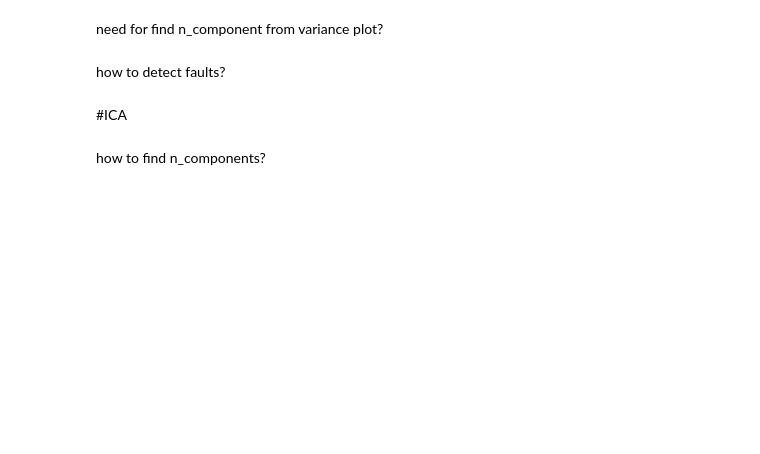
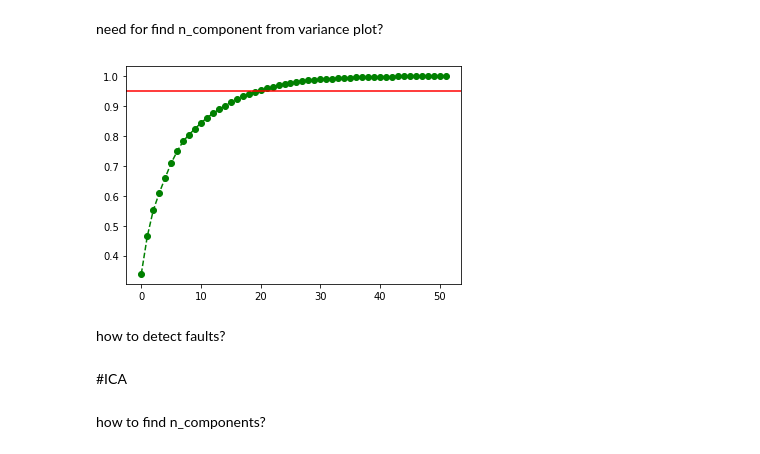
Before and after one commit to forouzanfallah/Fault-Tolerant-Control-Systems-TA-Class-Material, a Jupyter notebook: Homework_1.ipynb, the cells around one changed output. Saved outputs shown, nothing was run; the diff lists cells and outputs as text; code cells hidden in the pictures; blank space fills up the shorter version.

```diff
--- a/Homework_1.ipynb
+++ b/Homework_1.ipynb
@@ -88,5 +190,3 @@ n_components = #choose the number of n-components for PCA
 pca = PCA(n_components=n_components)
 # %% [markdown]
 need for loading vector?
-# %%
- a = pca.fit(x)
@@ -95,2 +192,0 @@ a
-# %%
-b = pca.fit_transform(x)
@@ -98,0 +193,4 @@ b.shape
+# %%
+pca.fit(X_train)
+# %%
+pca.fit_transform(X_train)
@@ -111,24 +245,23 @@ np.shape(a)
 # %% [markdown]
 need for find n_component from variance plot?
 # %%
-df = pd.read_csv('/content/myfile.csv')
-X = df.iloc[:, :-1].values
-y = df.iloc[:, -1].values
 scaler = MinMaxScaler()
-data_rescaled = scaler.fit_transform(X)
+data_rescaled = scaler.fit_transform(X_train)
+pca = PCA().fit(data_rescaled)
+# fig, ax = plt.subplots()
+y = np.cumsum(pca.explained_variance_ratio_)
+# xi = np.arange(1,y.all(), step=1)
+# f = plt.figure(figsize=(10, 10))
+# plt.ylim(0.0,1.1)
+plt.plot( y, marker='o', linestyle='--', color='g')
+# z = 0.95z*np.ones(52)
+# plt.plot(0.95*np.ones(52))
+plt.axhline(y=0.95, color='r', linestyle='-')
 
-pca = PCA().fit(data_rescaled)
-
-fig, ax = plt.subplots()
-y = np.cumsum(pca.explained_variance_ratio_)
-xi = np.arange(1, y, step=1)
-f = plt.figure(figsize=(10, 10))
-plt.ylim(0.0,1.1)
-plt.plot(xi, y, marker='o', linestyle='--', color='b')
-
-plt.axhline(y=0.95, color='r', linestyle='-')
 plt.show()
-f.savefig('component_PCA.pdf')
+# f.savefig('component_PCA.pdf')
+# %% [output]
+[figure, added]
 # %% [markdown]
 how to detect faults?
 # %% [markdown]
```
Also changed, not shown: parts of 31 cells of this notebook.
